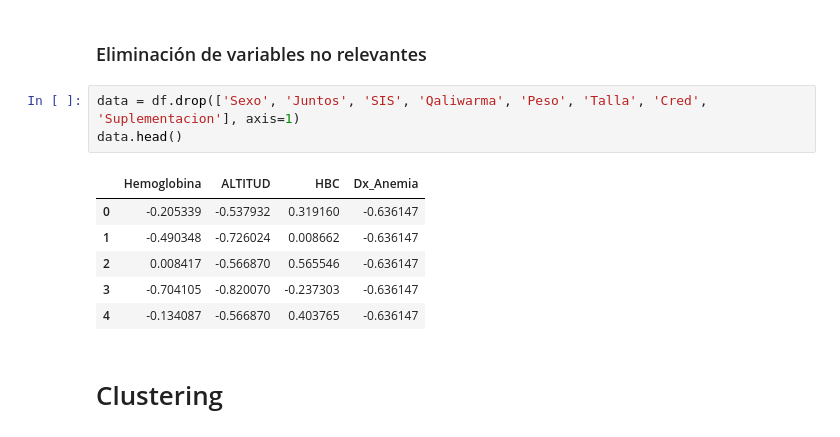
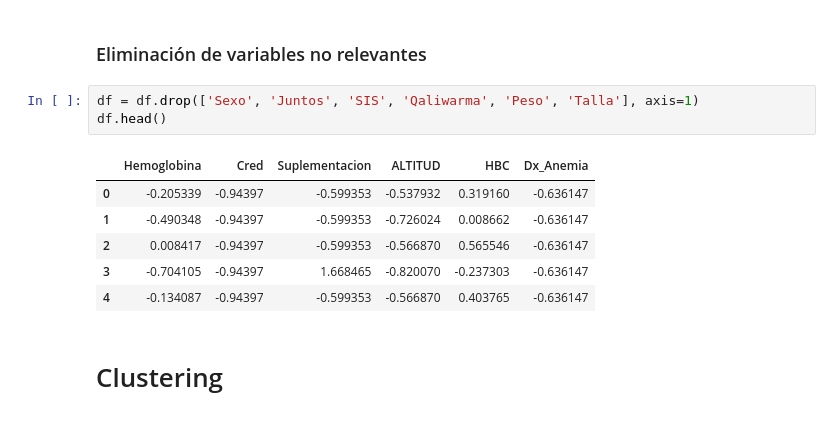
Before and after one commit to LuisSante/Anemia---Machine-Learning, a Jupyter notebook: IA_final.ipynb, the cells around one changed output. Drawn from its saved outputs; the diff is of its cells as text.

```diff
--- a/IA_final.ipynb
+++ b/IA_final.ipynb
@@ -171,15 +171,15 @@ matrix.head()
 # %% [markdown]
 ### Eliminación de variables no relevantes
 # %%
-data = df.drop(['Sexo', 'Juntos', 'SIS', 'Qaliwarma', 'Peso', 'Talla', 'Cred', 'Suplementacion'], axis=1)
-data.head()
+df = df.drop(['Sexo', 'Juntos', 'SIS', 'Qaliwarma', 'Peso', 'Talla'], axis=1)
+df.head()
 # %% [output]
-|  | Hemoglobina | ALTITUD | HBC | Dx_Anemia |
-| 0 | -0.205339 | -0.537932 | 0.319160 | -0.636147 |
-| 1 | -0.490348 | -0.726024 | 0.008662 | -0.636147 |
-| 2 | 0.008417 | -0.566870 | 0.565546 | -0.636147 |
-| 3 | -0.704105 | -0.820070 | -0.237303 | -0.636147 |
-| 4 | -0.134087 | -0.566870 | 0.403765 | -0.636147 |
+|  | Hemoglobina | Cred | Suplementacion | ALTITUD | HBC | Dx_Anemia |
+| 0 | -0.205339 | -0.94397 | -0.599353 | -0.537932 | 0.319160 | -0.636147 |
+| 1 | -0.490348 | -0.94397 | -0.599353 | -0.726024 | 0.008662 | -0.636147 |
+| 2 | 0.008417 | -0.94397 | -0.599353 | -0.566870 | 0.565546 | -0.636147 |
+| 3 | -0.704105 | -0.94397 | 1.668465 | -0.820070 | -0.237303 | -0.636147 |
+| 4 | -0.134087 | -0.94397 | -0.599353 | -0.566870 | 0.403765 | -0.636147 |
 # %% [markdown]
 # Clustering
 # %% [markdown]
```
Also changed, not shown: parts of 7 cells of this notebook.
